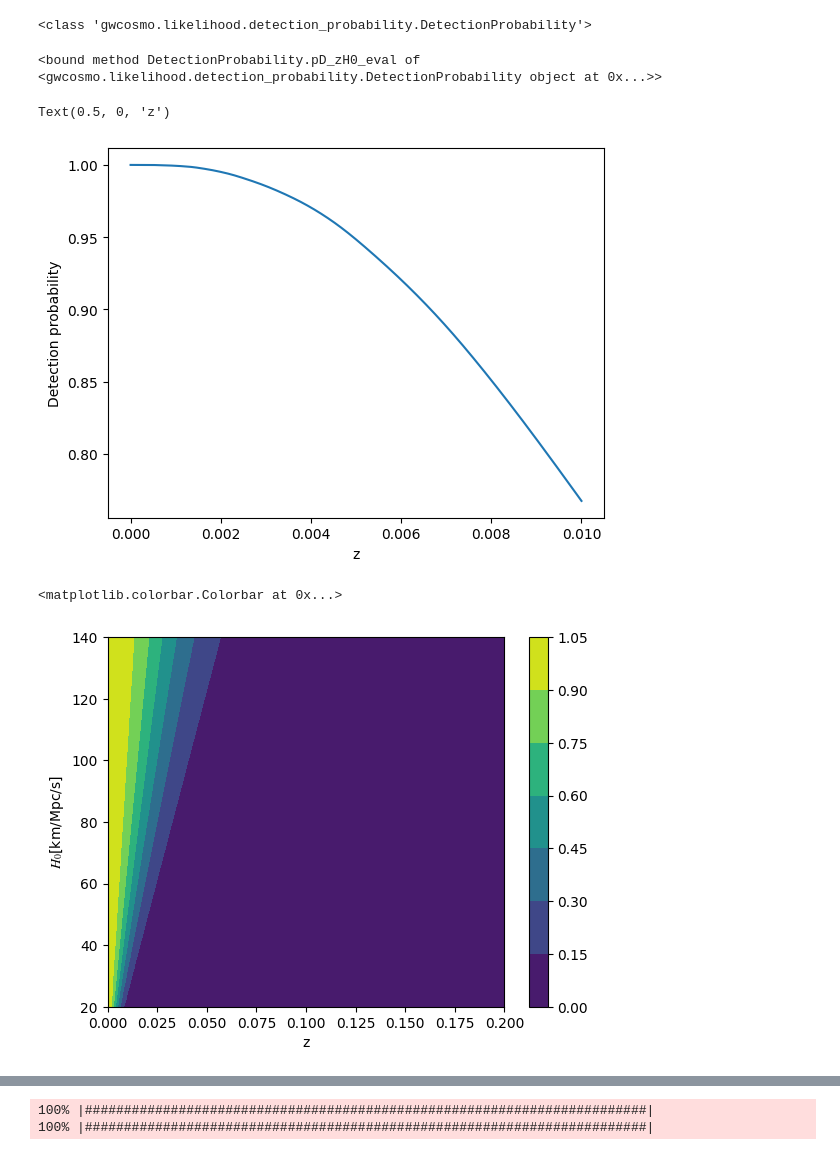
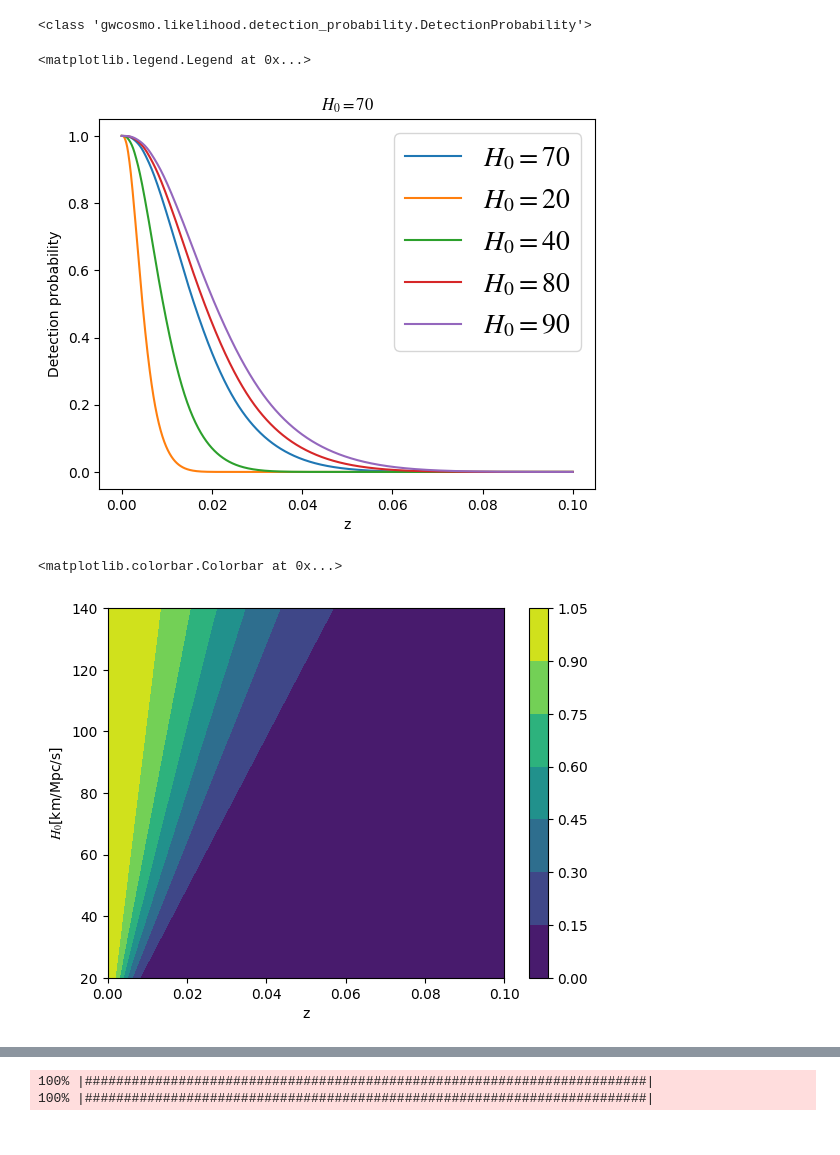
Before and after one commit to joon-young-lee/gdr_gwcosmo_tutorial_2020, a Jupyter notebook: notebooks/Tutorial.ipynb, the cells around one changed output, grey strips where cells are left out. Drawn from its saved outputs; the diff is of its cells as text; code cells hidden in the pictures.

```diff
--- a/notebooks/Tutorial.ipynb
+++ b/notebooks/Tutorial.ipynb
@@ -92,16 +93,25 @@ print(type(pdet))
 # %%
 # Let us plot the detection probability
 H0 = 70 # Hubble constant in km/Mpc/s
-z_array = np.linspace(0.0, 0.01, 1000) # Redshift at which you want to evaluate your det. probability
-pdet_array = pdet.pD_zH0_eval(z_array,H0) # Use the pdet method to compute pdet
-print(pdet.pD_zH0_eval)
-plt.plot(z_array, pdet_array)
+z_array = np.linspace(0.0, 0.1, 1000) # Redshift at which you want to evaluate your det. probability
+pdet_array = pdet.pD_zH0_eval(z_array, H0) # Use the pdet method to compute pdet
+pdet_array20 = pdet.pD_zH0_eval(z_array, 20) # Use the pdet method to compute pdet
+pdet_array40 = pdet.pD_zH0_eval(z_array, 40) # Use the pdet method to compute pdet
+pdet_array80 = pdet.pD_zH0_eval(z_array, 80) # Use the pdet method to compute pdet
+pdet_array90 = pdet.pD_zH0_eval(z_array, 90) # Use the pdet method to compute pdet
+
+plt.plot(z_array, pdet_array, label = r'$H_0=70$')
+plt.plot(z_array, pdet_array20, label = r'$H_0=20$')
+plt.plot(z_array, pdet_array40, label = r'$H_0=40$')
+plt.plot(z_array, pdet_array80, label = r'$H_0=80$')
+plt.plot(z_array, pdet_array90, label = r'$H_0=90$')
+plt.title(fr'$H_0={H0}$')
 plt.ylabel('Detection probability')
 plt.xlabel('z')
+plt.legend(fontsize = 20)
 # %% [output]
-<bound method DetectionProbability.pD_zH0_eval of <gwcosmo.likelihood.detection_probability.DetectionProbability object at 0x...>>
+<matplotlib.legend.Legend at 0x...>
-Text(0.5, 0, 'z')
-[figure, old version]
+[figure, new version]
 # %%
 # Here we evaluate pdet over a grid of redshift and H0
 H0_array = np.linspace(20, 140, 100)
@@ -115,7 +125,7 @@ plt.xlabel('z')
 plt.colorbar()
 # %% [output]
 <matplotlib.colorbar.Colorbar at 0x...>
-[figure, old version]
+[figure, new version]
 # %%
 # We import the redshift prior class
 from gwcosmo.utilities.standard_cosmology import redshift_prior
```
Also changed, not shown: parts of 12 cells of this notebook, 1 other file.
